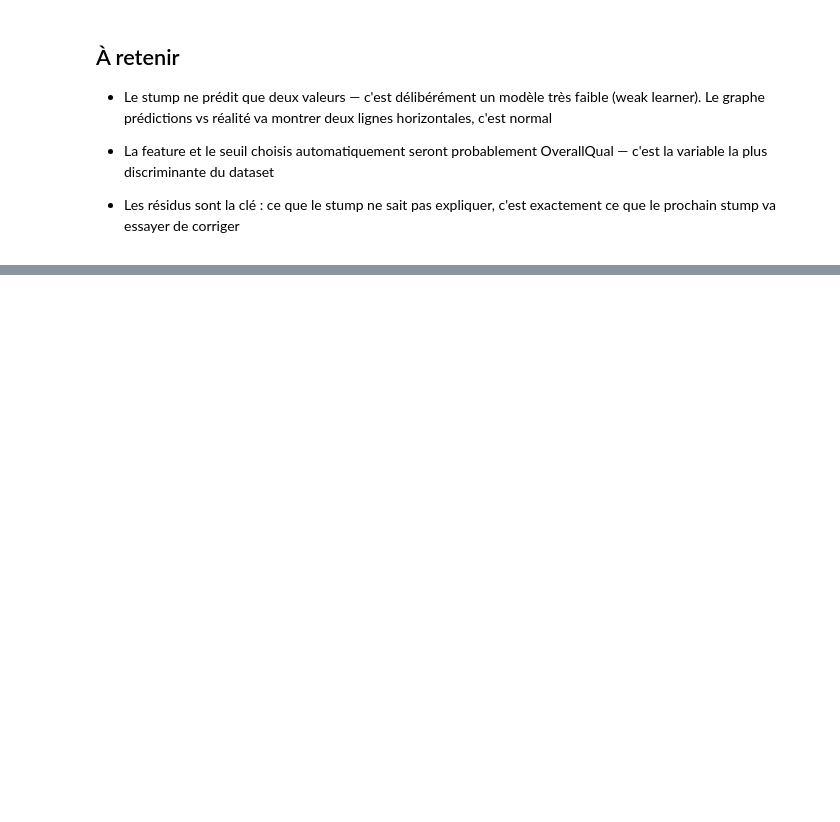
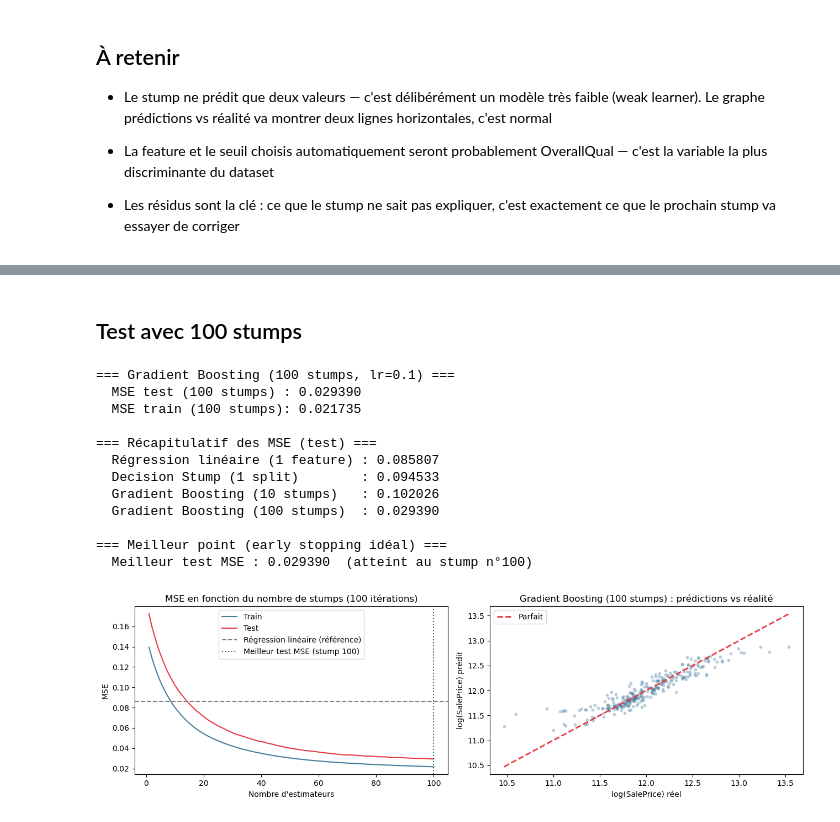
Before and after one commit to Thomasvirzi/memoire_gradient-boosting, a Jupyter notebook: notebook_mémoire.ipynb, the cells around one changed output, grey strips where cells are left out. Drawn from its saved outputs; the diff is of its cells as text; code cells hidden in the pictures; blank space fills up the shorter version.

```diff
--- a/notebook_mémoire.ipynb
+++ b/notebook_mémoire.ipynb
@@ -354,0 +499,71 @@ plt.show()
+# %% [markdown]
+## Test avec 100 stumps
+# %%
+# ── 1. Entraînement avec 100 stumps ─────────────────────────────────────────
+gb_100 = GradientBoostingScratch(n_estimators=100, learning_rate=0.1)
+gb_100.fit(X_train, y_train, X_test, y_test)
+
+# ── 2. Résultats ──────────────────────────────────────────────────────────────
+mse_gb_100_test = gb_100.test_mse_history[-1]
+best_iter       = np.argmin(gb_100.test_mse_history) + 1
+best_mse        = min(gb_100.test_mse_history)
+
+print("=== Gradient Boosting (100 stumps, lr=0.1) ===")
+print(f"  MSE test (100 stumps) : {mse_gb_100_test:.6f}")
+print(f"  MSE train (100 stumps): {gb_100.train_mse_history[-1]:.6f}")
+print()
+print("=== Récapitulatif des MSE (test) ===")
+print(f"  Régression linéaire (1 feature) : 0.085807")
+print(f"  Decision Stump (1 split)        : {mse_test:.6f}")
+print(f"  Gradient Boosting (10 stumps)   : 0.102026")
+print(f"  Gradient Boosting (100 stumps)  : {mse_gb_100_test:.6f}")
+print()
+print(f"=== Meilleur point (early stopping idéal) ===")
+print(f"  Meilleur test MSE : {best_mse:.6f}  (atteint au stump n°{best_iter})")
+
+# ── 3. Visualisations ─────────────────────────────────────────────────────────
+n_iters = len(gb_100.train_mse_history)
+
+fig, axes = plt.subplots(1, 2, figsize=(13, 4))
+
+# — Courbe de convergence train/test
+axes[0].plot(range(1, n_iters + 1), gb_100.train_mse_history,
+              color="#457b9d", label="Train")
+axes[0].plot(range(1, n_iters + 1), gb_100.test_mse_history,
+              color="#e63946", label="Test")
+axes[0].axhline(0.085807, color="gray", linestyle="--",
+                label="Régression linéaire (référence)")
+axes[0].axvline(best_iter, color="#2d6a4f", linestyle=":",
+                label=f"Meilleur test MSE (stump {best_iter})")
+axes[0].set_title("MSE en fonction du nombre de stumps (100 itérations)")
+axes[0].set_xlabel("Nombre d'estimateurs")
+axes[0].set_ylabel("MSE")
+axes[0].legend()
+
+# — Prédictions vs réalité (100 stumps)
+y_pred_test_gb100 = gb_100.predict(X_test)
+axes[1].scatter(y_test, y_pred_test_gb100, alpha=0.3, s=10, color="#457b9d")
+axes[1].plot([y_test.min(), y_test.max()],
+              [y_test.min(), y_test.max()],
+              color="#e63946", lw=2, linestyle="--", label="Parfait")
+axes[1].set_title("Gradient Boosting (100 stumps) : prédictions vs réalité")
+axes[1].set_xlabel("log(SalePrice) réel")
+axes[1].set_ylabel("log(SalePrice) prédit")
+axes[1].legend()
+
+plt.tight_layout()
+plt.show()
+# %% [output]
+=== Gradient Boosting (100 stumps, lr=0.1) ===
+  MSE test (100 stumps) : 0.029390
+  MSE train (100 stumps): 0.021735
+
+=== Récapitulatif des MSE (test) ===
+  Régression linéaire (1 feature) : 0.085807
+  Decision Stump (1 split)        : 0.094533
+  Gradient Boosting (10 stumps)   : 0.102026
+  Gradient Boosting (100 stumps)  : 0.029390
+
+=== Meilleur point (early stopping idéal) ===
+  Meilleur test MSE : 0.029390  (atteint au stump n°100)
+[figure, added]
```
Also changed, not shown: parts of 8 cells of this notebook, 2 other files.
